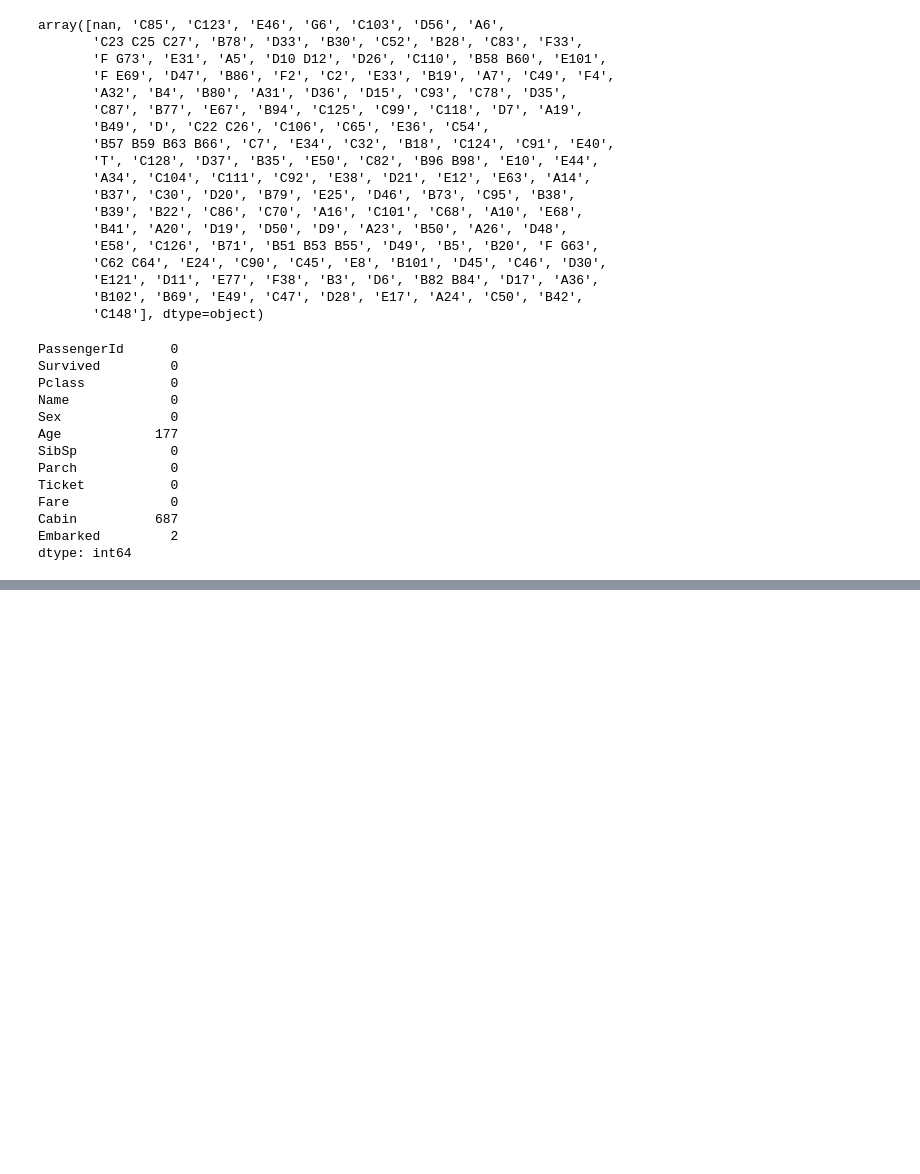
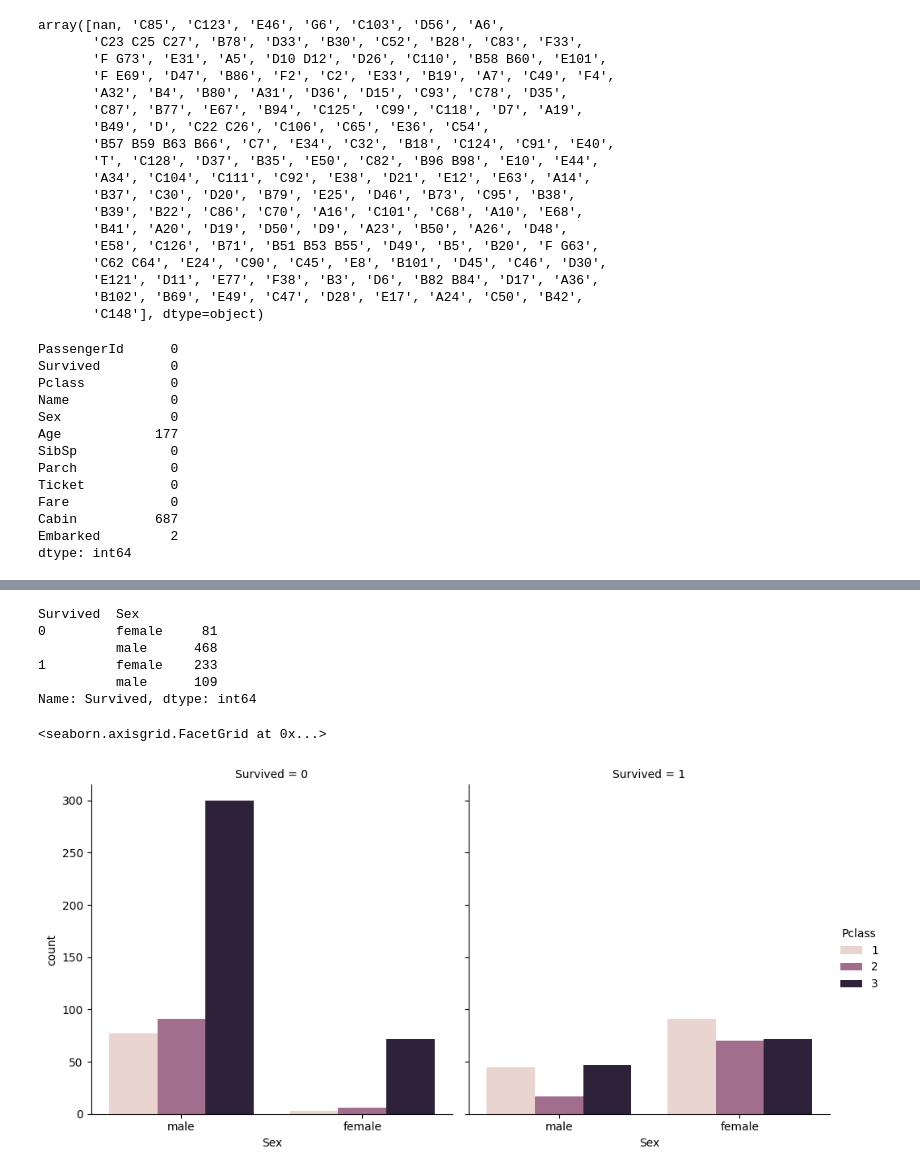
Before and after one commit to Morurifaith/Titanic-Git-training, a Jupyter notebook: Titanic.ipynb, the cells around one changed output, grey strips where cells are left out. Cells and saved outputs as stored; diff of their text form; code cells hidden in the pictures; blank space fills up the shorter version.

```diff
--- a/Titanic.ipynb
+++ b/Titanic.ipynb
@@ -100,0 +151,14 @@ df_train
+# %%
+df_train.groupby(['Survived','Sex'])['Survived'].count()
+# %% [output]
+Survived  Sex
+0         female     81
+          male      468
+1         female    233
+          male      109
+Name: Survived, dtype: int64
+# %%
+sns.catplot(x='Sex', col='Survived', kind='count', hue='Pclass', data=df_train)
+# %% [output]
+<seaborn.axisgrid.FacetGrid at 0x...>
+[figure, added]
```
Also changed, not shown: parts of 7 cells of this notebook.
